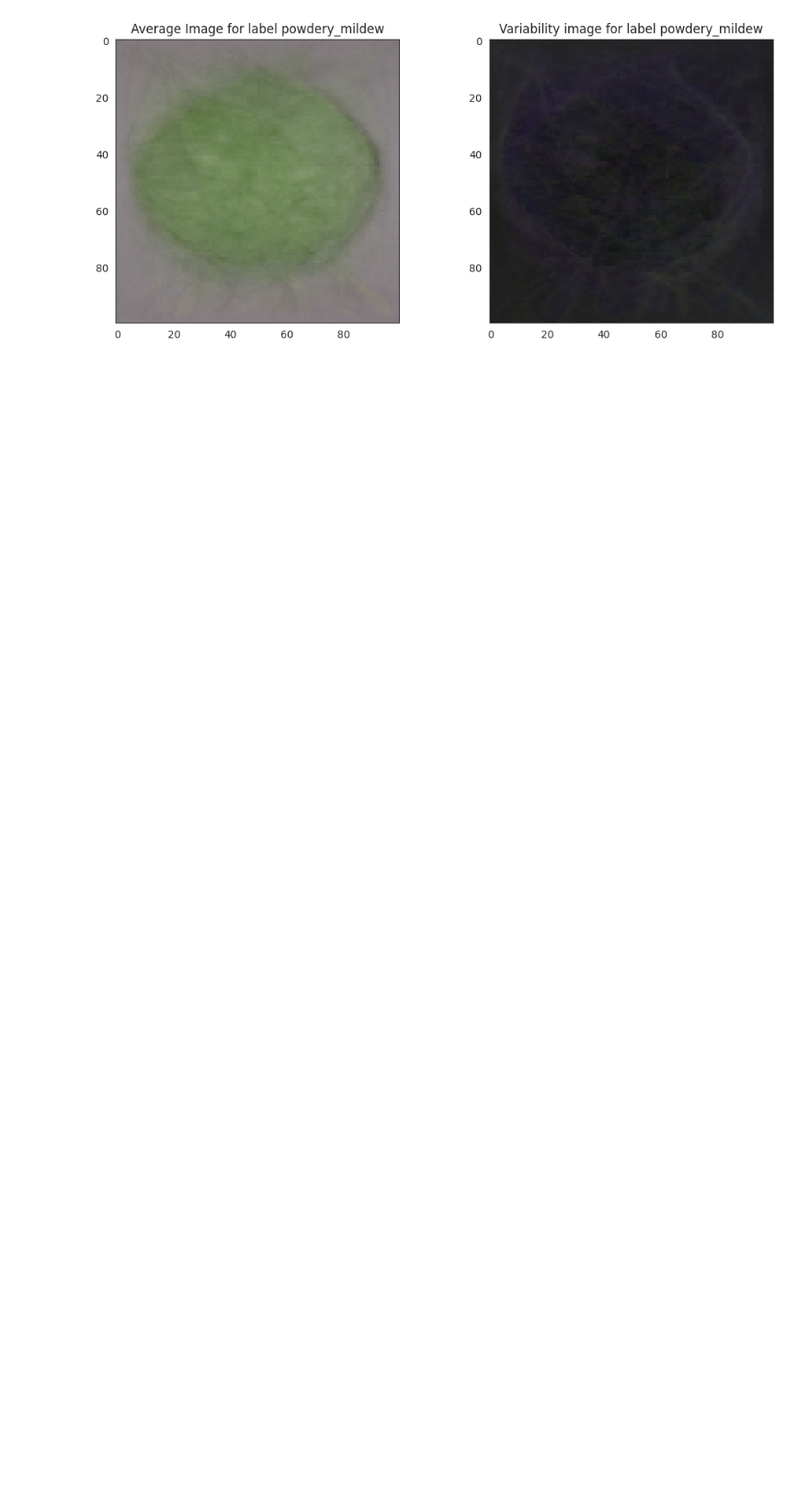
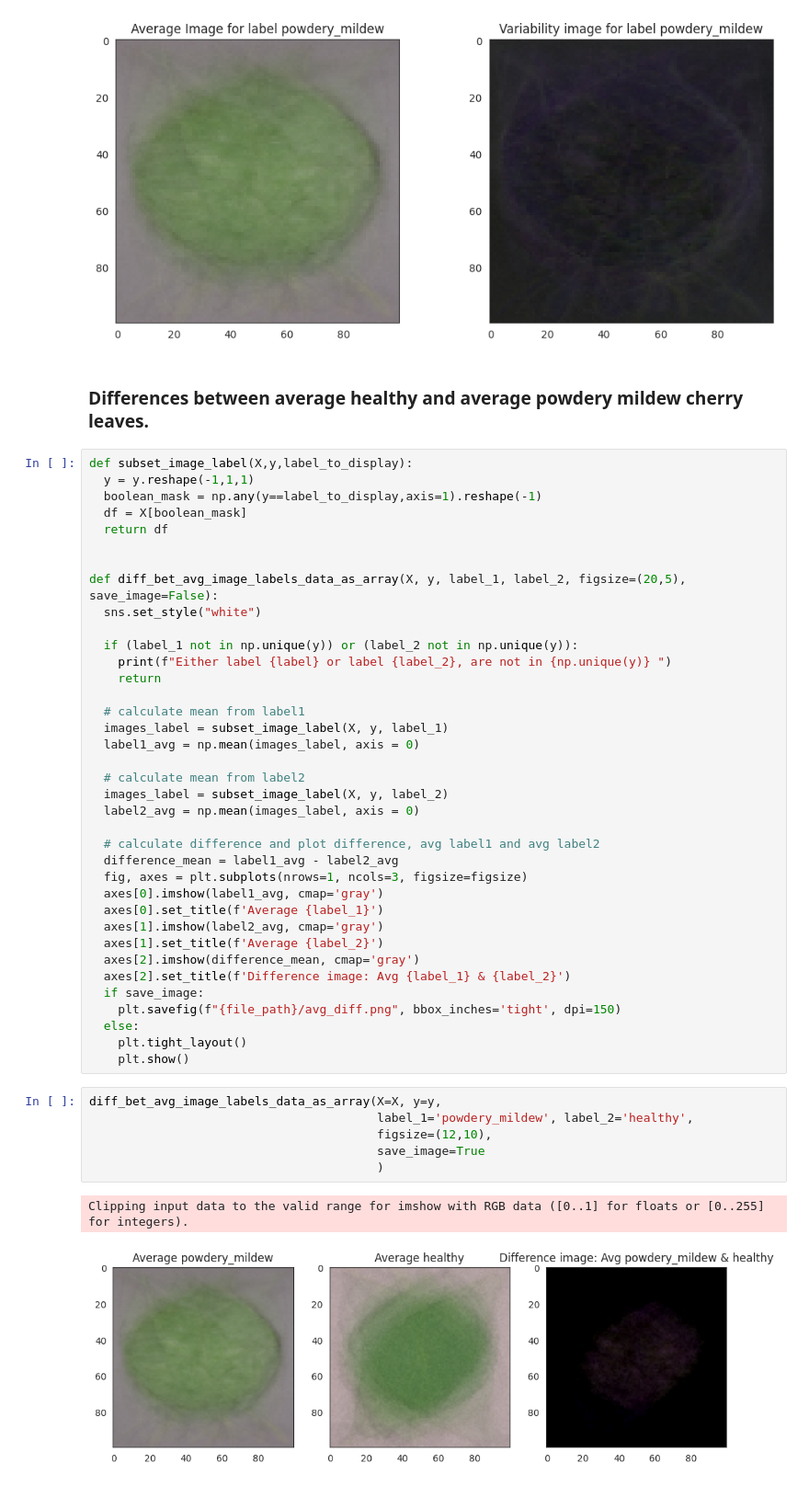
Before and after one commit to Majdi-Aref/mildew-detector, a Jupyter notebook: jupyter_notebooks/02 - DataVisualization.ipynb, the cells around one changed output. Shown at 92% size. Saved outputs shown, nothing was run; the diff lists cells and outputs as text; blank space fills up the shorter version.

Commit message:
Plot and save an image that shows the differences between average healthy and average powdery_mildew cherry leaves

```diff
--- a/jupyter_notebooks/02 - DataVisualization.ipynb
+++ b/jupyter_notebooks/02 - DataVisualization.ipynb
@@ -202,3 +204,51 @@ Image Shape: (100, 100, 3)
 Image Shape: (100, 100, 3)
 [figure]
 [figure]
+# %% [markdown]
+### Differences between average healthy and average powdery mildew cherry leaves.
+# %%
+def subset_image_label(X,y,label_to_display):
+  y = y.reshape(-1,1,1)
+  boolean_mask = np.any(y==label_to_display,axis=1).reshape(-1)
+  df = X[boolean_mask]
+  return df
+
+
+def diff_bet_avg_image_labels_data_as_array(X, y, label_1, label_2, figsize=(20,5), save_image=False):
+  sns.set_style("white")
+
+  if (label_1 not in np.unique(y)) or (label_2 not in np.unique(y)):
+    print(f"Either label {label} or label {label_2}, are not in {np.unique(y)} ")
+    return
+
+  # calculate mean from label1
+  images_label = subset_image_label(X, y, label_1)
+  label1_avg = np.mean(images_label, axis = 0)
+
+  # calculate mean from label2
+  images_label = subset_image_label(X, y, label_2)
+  label2_avg = np.mean(images_label, axis = 0)
+
+  # calculate difference and plot difference, avg label1 and avg label2
+  difference_mean = label1_avg - label2_avg
+  fig, axes = plt.subplots(nrows=1, ncols=3, figsize=figsize)
+  axes[0].imshow(label1_avg, cmap='gray')
+  axes[0].set_title(f'Average {label_1}')
+  axes[1].imshow(label2_avg, cmap='gray')
+  axes[1].set_title(f'Average {label_2}')
+  axes[2].imshow(difference_mean, cmap='gray')
+  axes[2].set_title(f'Difference image: Avg {label_1} & {label_2}')
+  if save_image:
+    plt.savefig(f"{file_path}/avg_diff.png", bbox_inches='tight', dpi=150)
+  else:
+    plt.tight_layout()
+    plt.show()
+# %%
+diff_bet_avg_image_labels_data_as_array(X=X, y=y,
+                                        label_1='powdery_mildew', label_2='healthy',
+                                        figsize=(12,10),
+                                        save_image=True
+                                        )
+# %% [output]
+Clipping input data to the valid range for imshow with RGB data ([0..1] for floats or [0..255] for integers).
+[figure, added]
```
Also changed, not shown: parts of 2 cells of this notebook, 1 other file.
